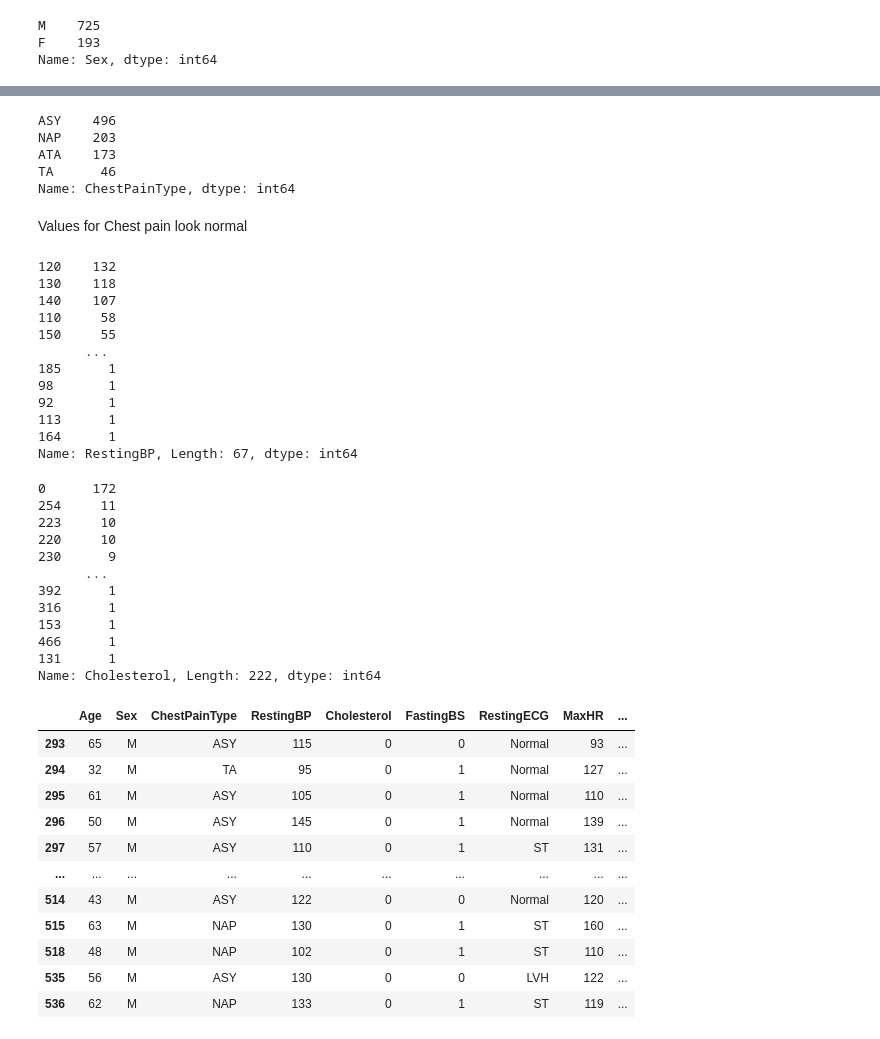
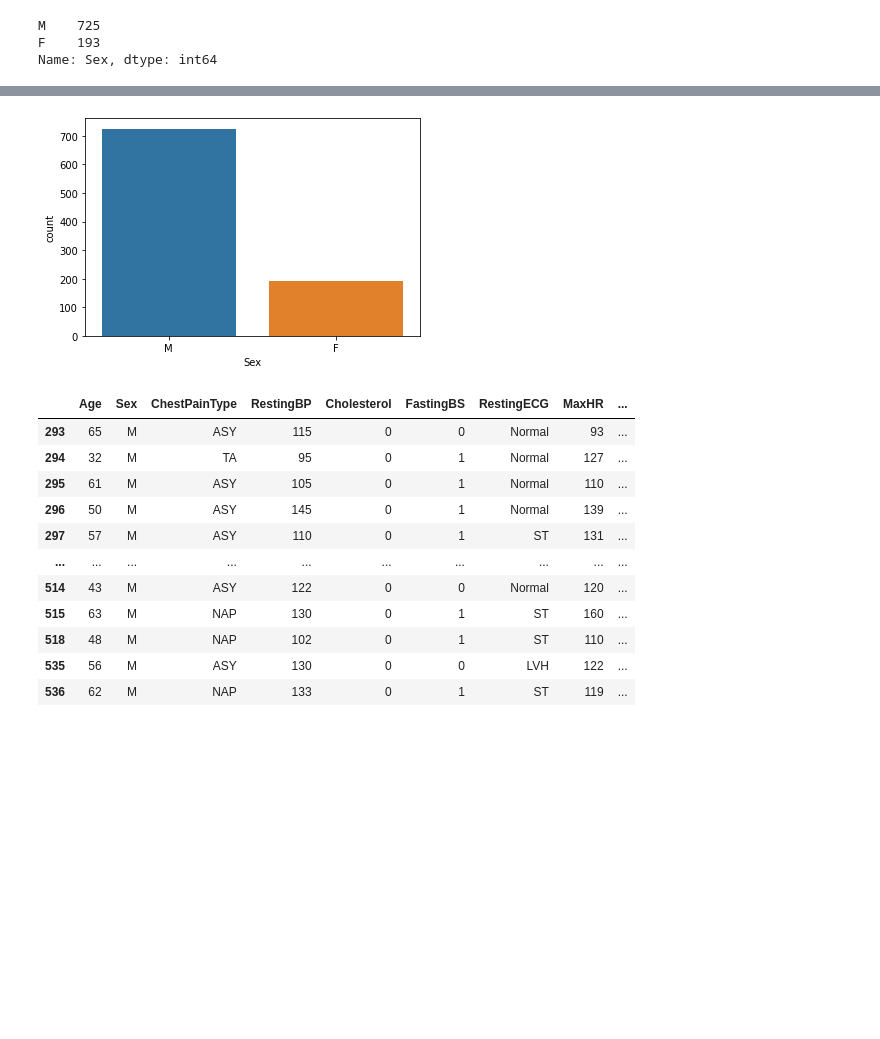
Before and after one commit to AbdoIbrahim/project2, a Jupyter notebook: Project_2_Part_2(Core).ipynb, the cells around one changed output, grey strips where cells are left out. Drawn from its saved outputs; the diff is of its cells as text; code cells hidden in the pictures; blank space fills up the shorter version.

```diff
--- a/Project_2_Part_2(Core).ipynb
+++ b/Project_2_Part_2(Core).ipynb
@@ -157,6 +94,9 @@ Data columns (total 12 columns):
  11  HeartDisease    918 non-null    int64
 dtypes: float64(1), int64(6), object(5)
 memory usage: 86.2+ KB
+# %%
+#Make A copy of the original dataframe for Machine Learning purposes
+ml_df = df.copy()
 # %% [markdown]
 #All the columns are related to predicting Heart Disease
 # %%
@@ -271,46 +251,6 @@ memory usage: 86.2+ KB
-# %%
-#Check ChestPainType Column Value Counts
-
-df['ChestPainType'].value_counts()
-# %% [output]
-ASY    496
-NAP    203
-ATA    173
-TA      46
-Name: ChestPainType, dtype: int64
-# %% [markdown]
-Values for Chest pain look normal
-# %%
-#Check RestingBP Column Value Counts
-df['RestingBP'].value_counts()
-# %% [output]
-120    132
-130    118
-140    107
-110     58
-150     55
-      ...
-185      1
-98       1
-92       1
-113      1
-164      1
-Name: RestingBP, Length: 67, dtype: int64
-# %%
-#Check Cholesterol Column Value counts
-df['Cholesterol'].value_counts()
-# %% [output]
-0      172
-254     11
-223     10
-220     10
-230      9
-      ...
-392      1
-316      1
-153      1
-466      1
-131      1
-Name: Cholesterol, Length: 222, dtype: int64
+# %%
+sns.countplot(x="Sex", data=ml_df);
+# %% [output]
+[figure, added]
 # %%
 #Locate Columns with 0 as avalue for cholesterol
```
Also changed, not shown: parts of 51 cells of this notebook.
